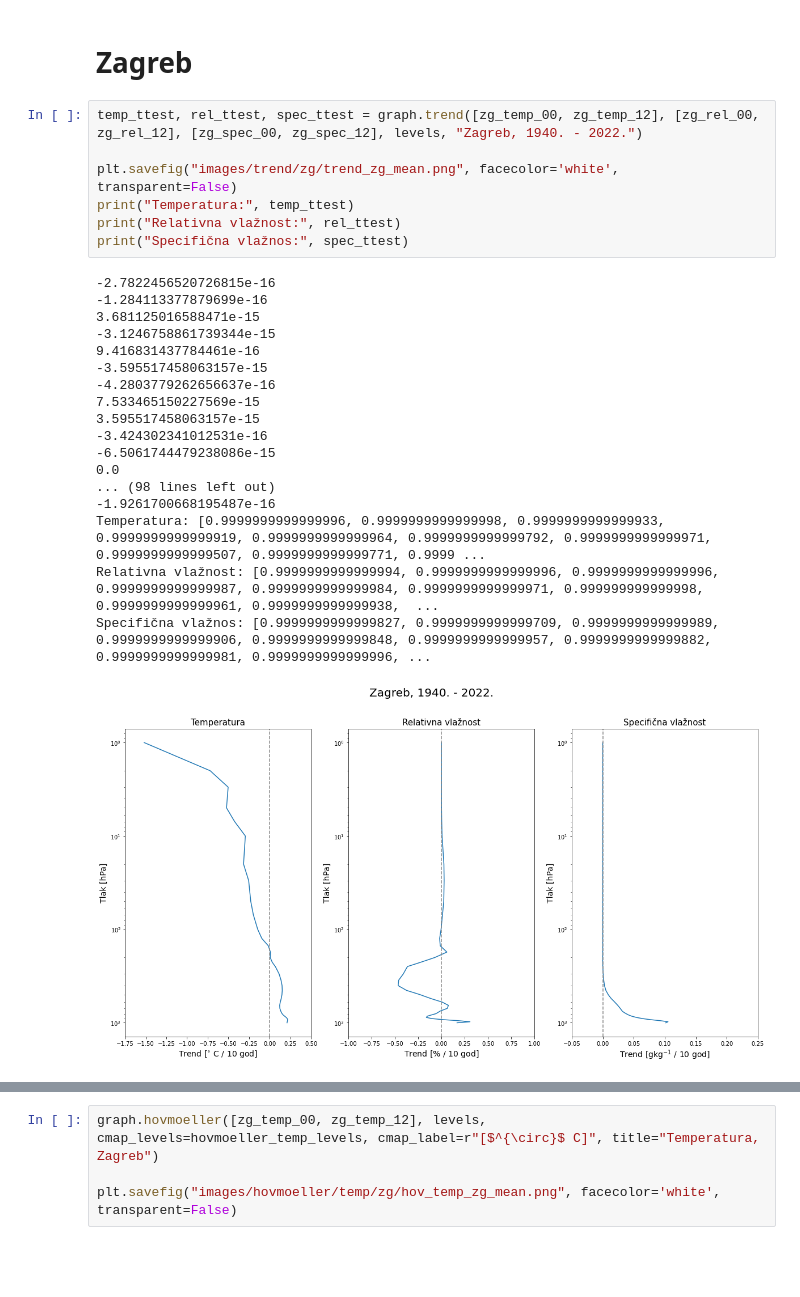
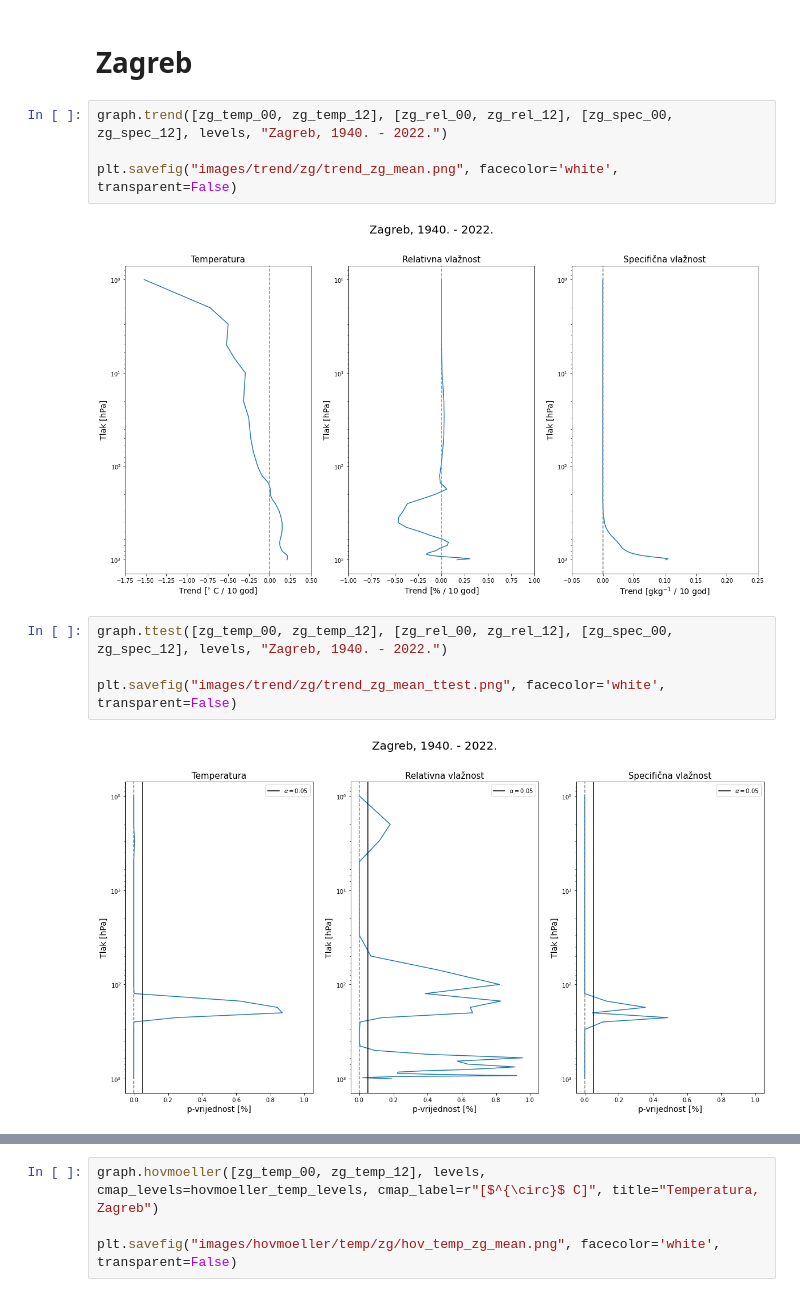
Before and after one commit to oyrad/diplomatic-work, a Jupyter notebook: main.ipynb, the cells around one changed output, grey strips where cells are left out. Cells and saved outputs as stored; diff of their text form; blank space fills up the shorter version.

Commit message:
add ttest graph function

```diff
--- a/main.ipynb
+++ b/main.ipynb
@@ -52,31 +31,17 @@ ax.set_ylabel("Anomalija temperature")
 # %% [markdown]
 # Zagreb
 # %%
-temp_ttest, rel_ttest, spec_ttest = graph.trend([zg_temp_00, zg_temp_12], [zg_rel_00, zg_rel_12], [zg_spec_00, zg_spec_12], levels, "Zagreb, 1940. - 2022.")
+graph.trend([zg_temp_00, zg_temp_12], [zg_rel_00, zg_rel_12], [zg_spec_00, zg_spec_12], levels, "Zagreb, 1940. - 2022.")
 
 plt.savefig("images/trend/zg/trend_zg_mean.png", facecolor='white', transparent=False)
-print("Temperatura:", temp_ttest)
-print("Relativna vlažnost:", rel_ttest)
-print("Specifična vlažnos:", spec_ttest)
 # %% [output]
--2.7822456520726815e-16
--1.284113377879699e-16
-3.681125016588471e-15
--3.1246758861739344e-15
-9.416831437784461e-16
--3.595517458063157e-15
--4.2803779262656637e-16
-7.533465150227569e-15
-3.595517458063157e-15
--3.424302341012531e-16
--6.5061744479238086e-15
-0.0
-... (98 lines left out)
--1.9261700668195487e-16
-Temperatura: [0.9999999999999996, 0.9999999999999998, 0.9999999999999933, 0.9999999999999919, 0.9999999999999964, 0.9999999999999792, 0.9999999999999971, 0.9999999999999507, 0.9999999999999771, 0.9999 ...
-Relativna vlažnost: [0.9999999999999994, 0.9999999999999996, 0.9999999999999996, 0.9999999999999987, 0.9999999999999984, 0.9999999999999971, 0.999999999999998, 0.9999999999999961, 0.9999999999999938,  ...
-Specifična vlažnos: [0.9999999999999827, 0.9999999999999709, 0.9999999999999989, 0.9999999999999906, 0.9999999999999848, 0.9999999999999957, 0.9999999999999882, 0.9999999999999981, 0.9999999999999996, ...
 [figure]
+# %%
+graph.ttest([zg_temp_00, zg_temp_12], [zg_rel_00, zg_rel_12], [zg_spec_00, zg_spec_12], levels, "Zagreb, 1940. - 2022.")
+
+plt.savefig("images/trend/zg/trend_zg_mean_ttest.png", facecolor='white', transparent=False)
+# %% [output]
+[figure, added]
 # %%
 graph.trend([zg_temp_00, zg_temp_12], [zg_rel_00, zg_rel_12], [zg_spec_00, zg_spec_12], levels, "Zagreb, 1940. - 2022. JJA", season="JJA")
 
```
Also changed, not shown: parts of 3 cells of this notebook, 3 other files.
